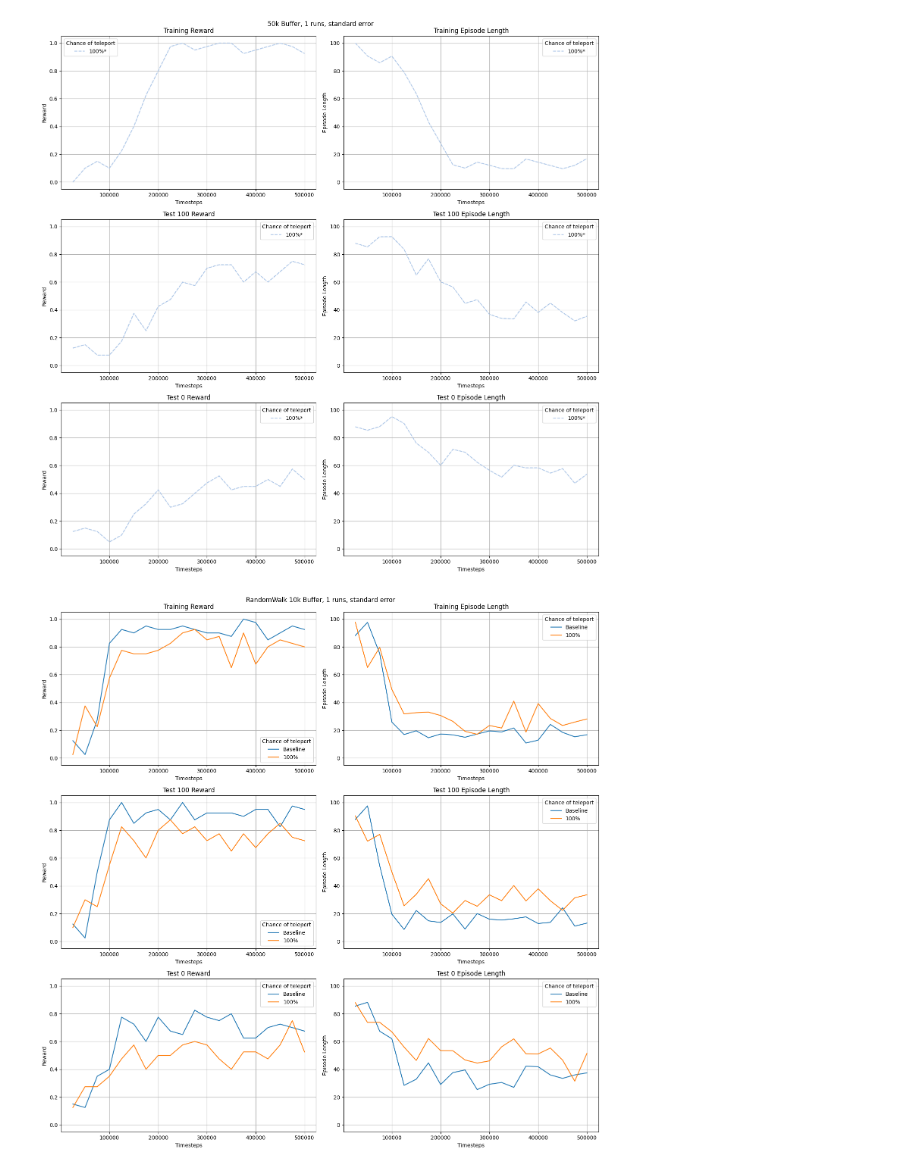
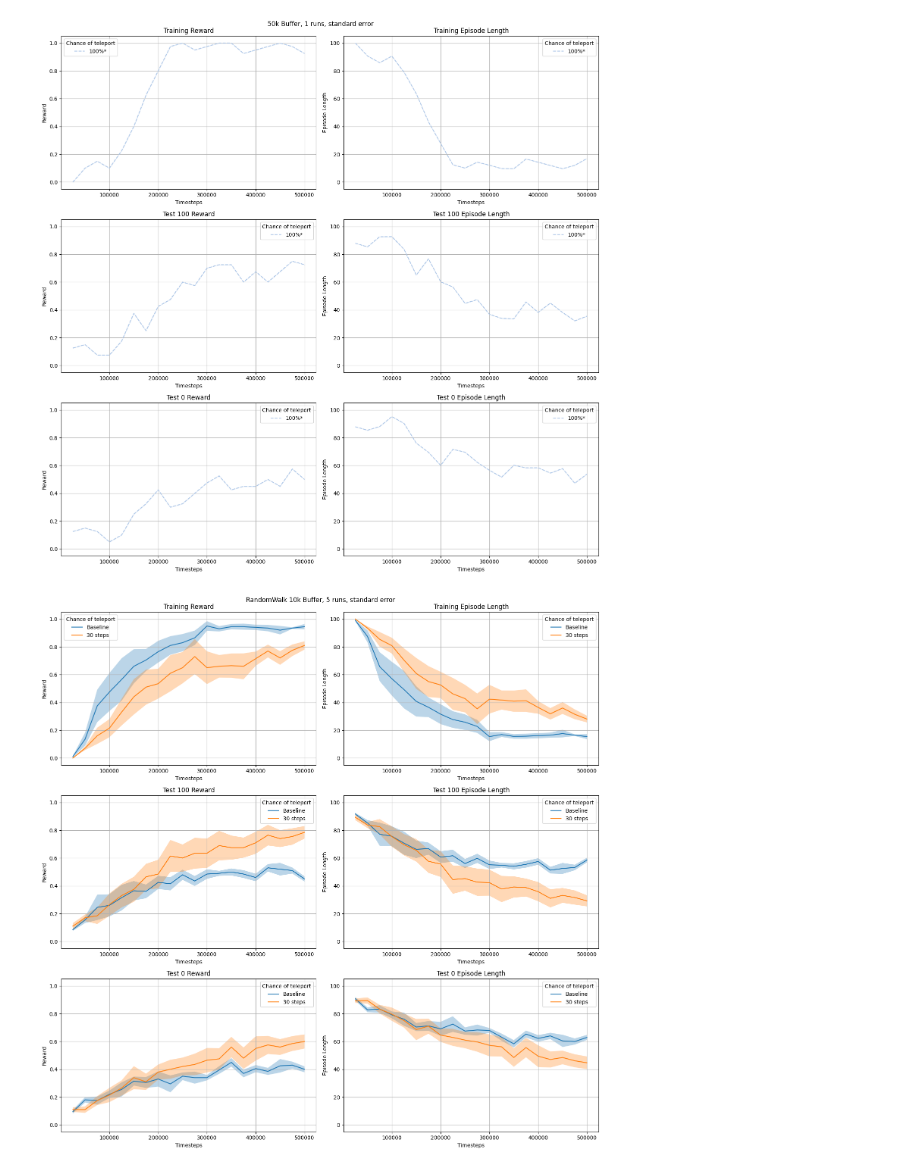
Before and after one commit to felixk29/fix_her, a Jupyter notebook: experiments/visualization.ipynb, the cells around one changed output. Cells and saved outputs as stored; diff of their text form; code cells hidden in the pictures.

```diff
--- a/experiments/visualization.ipynb
+++ b/experiments/visualization.ipynb
@@ -308,20 +308,14 @@ import matplotlib as mpl
 import numpy as np
 
 buffersize=10 #in k
-runs=1
+runs=5
 
-random_walk_path=f'./logs/random_b{buffersize}k'
-base_path=f'./logs/tpchance_b{buffersize}k'
-
+path=f'./logs/random_b{buffersize}k'
 
 def load_data(env, name, epsilon=1.0, base=False):
 
-    if base:
-        path=base_path
-        tmp=[np.load(f"{path}/{name}_{name}_e0{round(epsilon*10)}/{env}/{i}/evaluations.npz") for i in range(runs)]
-    else:
-        path=random_walk_path
-        tmp=[np.load(f"{path}/{name}_e{round(epsilon*100)}/{env}/{i}/evaluations.npz") for i in range(runs)]
+
+    tmp=[np.load(f"{path}/{name}_e{round(epsilon*100)}/{env}/{i}/evaluations.npz") for i in range(runs)]
     # if epsilon==1.0:
     #     tmp=[np.load(f"{path}/{name}/{env}/{i}/evaluations.npz") for i in range(runs)]
     # else:
@@ -348,10 +342,10 @@ def plot(ax, dt, title,name, ylabel, ydata, type='se', extra={}):
         style='--'
         color=cmap(colors[name]+1)
 
-    if name=="base":
+    if name=="0.0":
         labe="Baseline"
     else:
-        labe=f"{round(float(name)*100)}%"
+        labe=f"{round(float(name)*30)} steps"
 
     if "suffix" in extra:
         labe+=extra['suffix']
@@ -372,50 +366,35 @@ def plot(ax, dt, title,name, ylabel, ydata, type='se', extra={}):
     ax.set_xlabel('Timesteps')
     ax.legend(title='Chance of teleport')
     ax.grid(True)
 
 fig, ax = plt.subplots(3,2, figsize=(15,15))
 
 fig.suptitle(f"RandomWalk {buffersize}k Buffer, {runs} runs, standard error")
 
-
-base_results={}
-extra={}
-
-for env in ['tr', '0', '100']:
-    base_results[env]=load_data(env,1,0.1,base=True)
-plot(ax[0,0],base_results['tr'], 'Training Reward',"base",'Reward','results', extra=extra)
-plot(ax[0,1],base_results['tr'], 'Training Episode Length',"base", 'Episode Length','ep_lengths', extra=extra)
-
-plot(ax[1,0],base_results['100'], 'Test 100 Reward',"base",'Reward','results', extra=extra)
-plot(ax[1,1],base_results['100'], 'Test 100 Episode Length',"base", 'Episode Length','ep_lengths', extra=extra)
-
-plot(ax[2,0],base_results['0'], 'Test 0 Reward',"base",'Reward','results', extra=extra)
-plot(ax[2,1],base_results['0'], 'Test 0 Episode Length',"base", 'Episode Length','ep_lengths', extra=extra)
-
-for name in ['1.0']:
+for name in ['0.0','1.0']:
     for eps in [0.1]:
         results={}
         for env in ['tr', '0', '100']:
             results[env]=load_data(env,name,eps)
 
         extra={}
 
         if eps==1.0:
             extra['suffix']='*'
             extra['dashed']=True
 
         plot(ax[0,0],results['tr'], 'Training Reward',name,'Reward','results', extra=extra)
         plot(ax[0,1],results['tr'], 'Training Episode Length',name, 'Episode Length','ep_lengths', extra=extra)
 
         plot(ax[1,0],results['100'], 'Test 100 Reward',name,'Reward','results', extra=extra)
         plot(ax[1,1],results['100'], 'Test 100 Episode Length',name, 'Episode Length','ep_lengths', extra=extra)
 
         plot(ax[2,0],results['0'], 'Test 0 Reward',name,'Reward','results', extra=extra)
         plot(ax[2,1],results['0'], 'Test 0 Episode Length',name, 'Episode Length','ep_lengths', extra=extra)
 
 plt.tight_layout()
 # %% [output]
-[figure, old version]
+[figure, new version]
 # %%
 ### Visualizing PURE UVF
 
```
Also changed, not shown: parts of 1 cell of this notebook, 6 other files.
